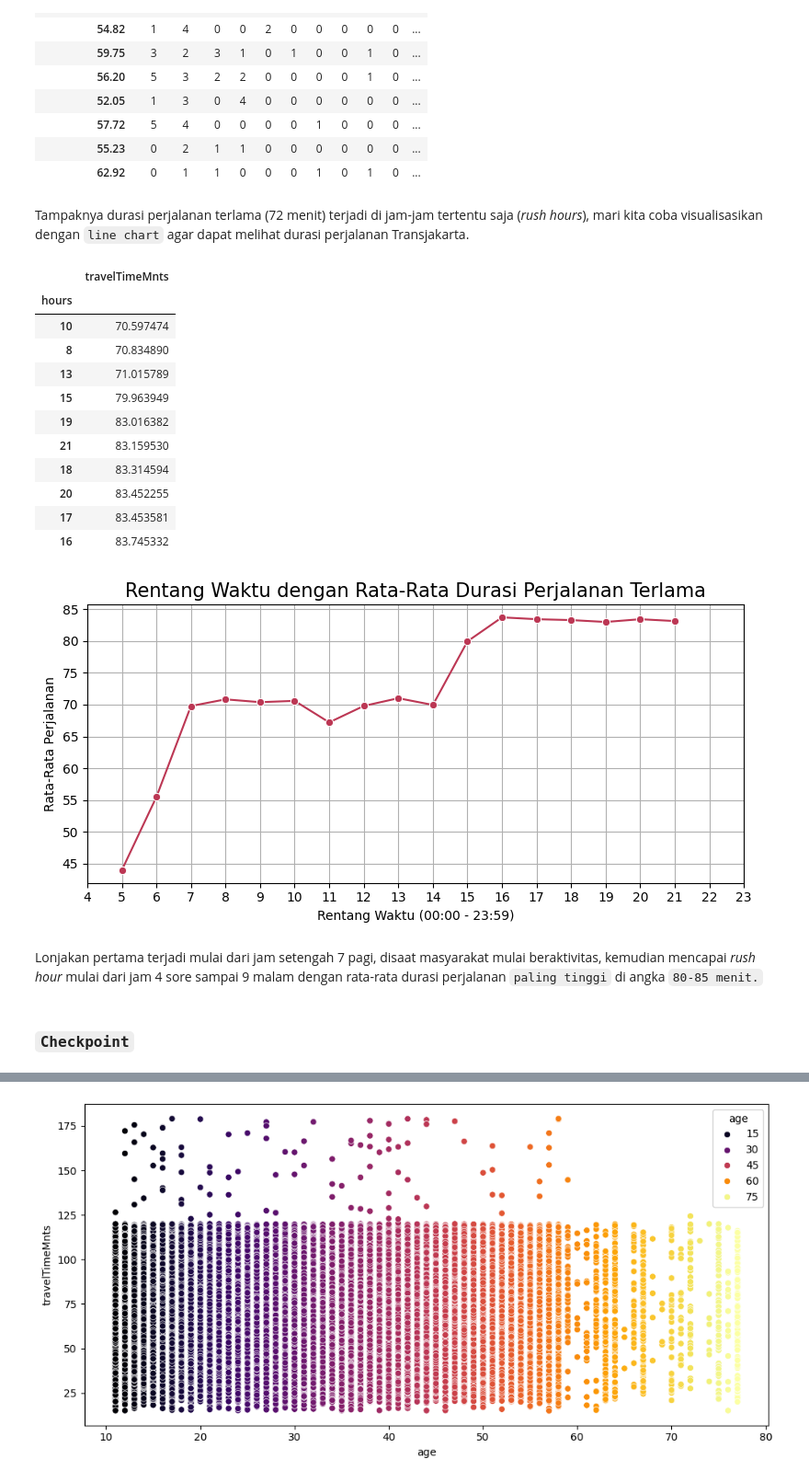
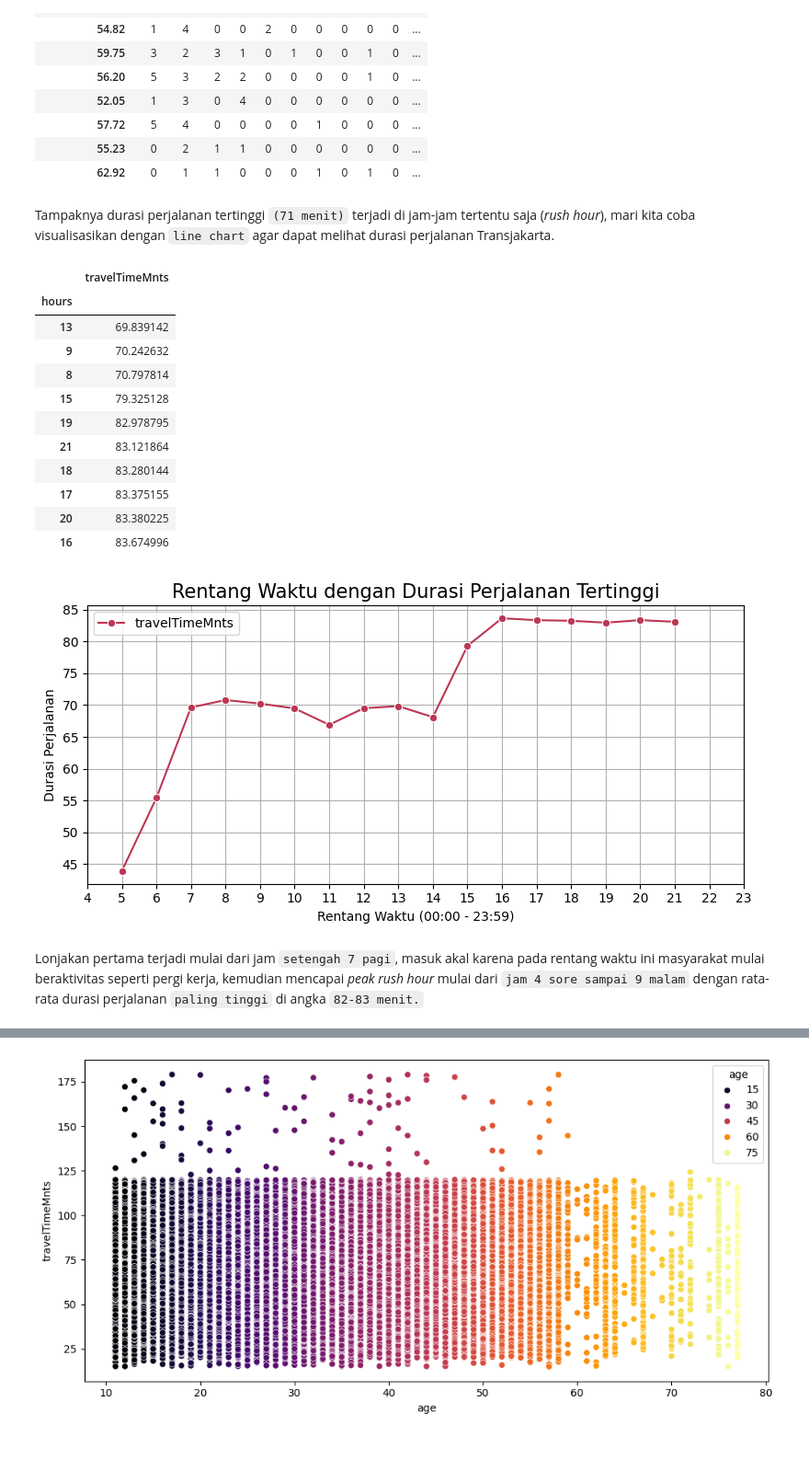
Before and after one commit to bonifasiusx/capstone-data-analysis, a Jupyter notebook: data_understanding_and_data_wrangling.ipynb, the cells around one changed output, grey strips where cells are left out. Shown at 92% size. Drawn from its saved outputs; the diff is of its cells as text; code cells hidden in the pictures; blank space fills up the shorter version.

```diff
--- a/data_understanding_and_data_wrangling.ipynb
+++ b/data_understanding_and_data_wrangling.ipynb
@@ -408,10 +455,3 @@ plt.xticks(rotation=45)
 plt.tight_layout();
 # %% [output]
 [figure]
-# %%
-# Casting tipe data
-
-df_tj['tapInTime'] = pd.to_datetime(df_tj['tapInTime'], format='%Y-%m-%d %H:%M:%S')
-df_tj['tapOutTime'] = pd.to_datetime(df_tj['tapOutTime'], format='%Y-%m-%d %H:%M:%S')
-
-df_tj[['tapInTime','tapOutTime']].dtypes
@@ -778,0 +812,8 @@ df.sample(2)
+# %%
+Q1 = df['travelTimeMnts'].quantile(0.25)
+Q3 = df['travelTimeMnts'].quantile(0.75)
+IQR = Q3 - Q1
+lower_bound = Q1 - 1.5 * IQR
+upper_bound = Q3 + 1.5 * IQR
+
+outliers = df[(df['travelTimeMnts'] < lower_bound) | (df['travelTimeMnts'] > upper_bound)]
@@ -778,0 +835,3 @@ df.sample(2)
+# %%
+df = df.drop(index = outliers.index)
+df.shape
@@ -837,36 +1110,34 @@ rute_terpadat
 | 55.23 | 0 | 2 | 1 | 1 | 0 | 0 | 0 | 0 | 0 | 0 | ... |
 | 62.92 | 0 | 1 | 1 | 0 | 0 | 0 | 1 | 0 | 1 | 0 | ... |
 # %% [markdown]
-Tampaknya durasi perjalanan terlama (72 menit) terjadi di jam-jam tertentu saja (*rush hours*), mari kita coba visualisasikan dengan `line chart` agar dapat melihat durasi perjalanan Transjakarta.
+Tampaknya durasi perjalanan tertinggi `(71 menit)` terjadi di jam-jam tertentu saja (*rush hour*), mari kita coba visualisasikan dengan `line chart` agar dapat melihat durasi perjalanan Transjakarta.
 # %%
-rush_hours = pd.DataFrame(df.groupby('hours')['travelTimeMnts'].mean().sort_values())
-rush_hours.tail(10)
+top_10_rush_hour = pd.DataFrame(df.groupby('hours')['travelTimeMnts'].mean().sort_values())
+top_10_rush_hour.tail(10)
 # %% [output]
 |  | travelTimeMnts |
 | hours |  |
-| 10 | 70.597474 |
-| 8 | 70.834890 |
-| 13 | 71.015789 |
-| 15 | 79.963949 |
-| 19 | 83.016382 |
-| 21 | 83.159530 |
-| 18 | 83.314594 |
-| 20 | 83.452255 |
-| 17 | 83.453581 |
-| 16 | 83.745332 |
+| 13 | 69.839142 |
+| 9 | 70.242632 |
+| 8 | 70.797814 |
+| 15 | 79.325128 |
+| 19 | 82.978795 |
+| 21 | 83.121864 |
+| 18 | 83.280144 |
+| 17 | 83.375155 |
+| 20 | 83.380225 |
+| 16 | 83.674996 |
 # %%
 plt.figure(figsize=(8,4))
-sns.lineplot(rush_hours, markers='o', palette='inferno', legend=False)
+sns.lineplot(top_10_rush_hour, markers='o', palette='inferno')
 plt.xticks(range(4,24))
 plt.xlabel('Rentang Waktu (00:00 - 23:59)')
-plt.ylabel('Rata-Rata Perjalanan')
-plt.title('Rentang Waktu dengan Rata-Rata Durasi Perjalanan Terlama', size=15)
+plt.ylabel('Durasi Perjalanan')
+plt.title('Rentang Waktu dengan Durasi Perjalanan Tertinggi', size=15)
 plt.grid()
 
 plt.tight_layout();
 # %% [output]
-[figure, old version]
+[figure, new version]
 # %% [markdown]
-Lonjakan pertama terjadi mulai dari jam setengah 7 pagi, disaat masyarakat mulai beraktivitas, kemudian mencapai *rush hour* mulai dari jam 4 sore sampai 9 malam dengan rata-rata durasi perjalanan `paling tinggi` di angka `80-85 menit.`
+Lonjakan pertama terjadi mulai dari jam `setengah 7 pagi`, masuk akal karena pada rentang waktu ini masyarakat mulai beraktivitas seperti pergi kerja, kemudian mencapai *peak rush hour* mulai dari `jam 4 sore sampai 9 malam` dengan rata-rata durasi perjalanan `paling tinggi` di angka `82-83 menit.`
-# %% [markdown]
-### `Checkpoint`
```
Also changed, not shown: parts of 98 cells of this notebook.
